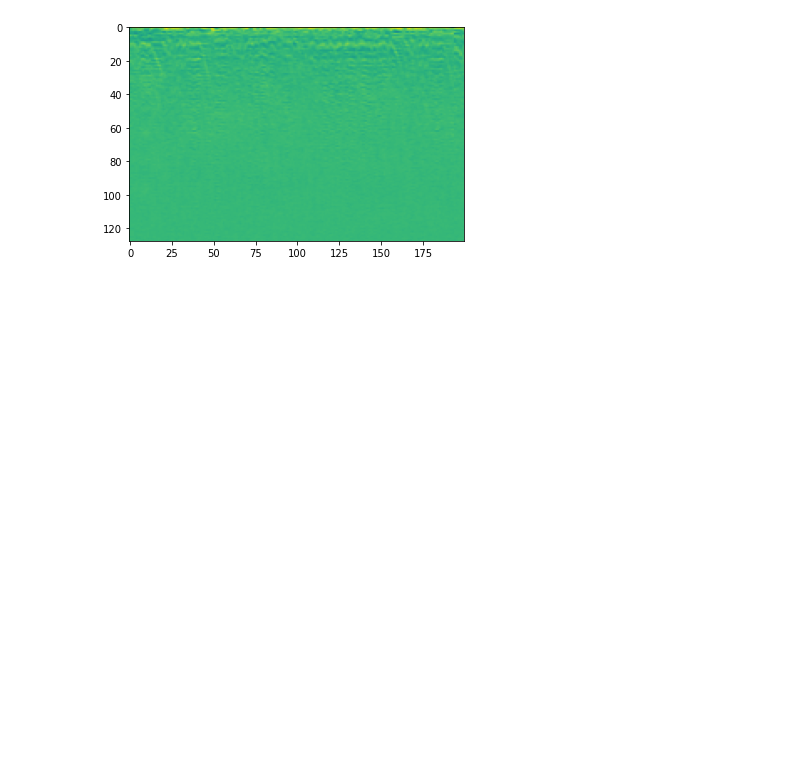
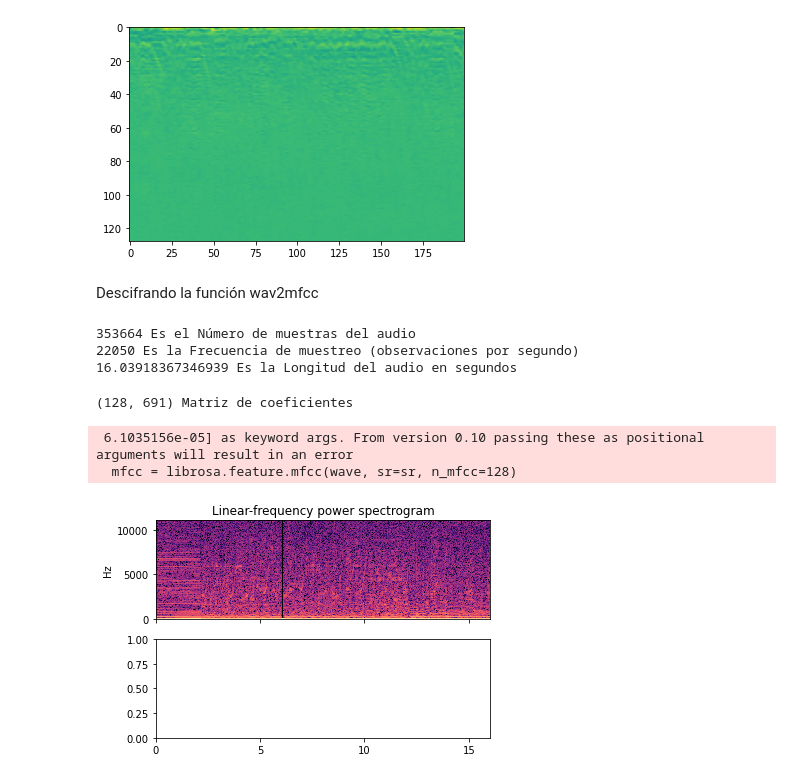
Before and after one commit to urieluard/audio, a Jupyter notebook: Audio.ipynb, the cells around one changed output. Saved outputs shown, nothing was run; the diff lists cells and outputs as text; code cells hidden in the pictures; blank space fills up the shorter version.

Commit message:
funcion wav2mfcc

```diff
--- a/Audio.ipynb
+++ b/Audio.ipynb
@@ -39,3 +39,5 @@ print(y_train[0])
 # %% [output]
 2.0
 [figure]
+# %% [markdown]
+Descifrando la función wav2mfcc
@@ -41,0 +60,29 @@ print(y_train[0])
+# %%
+wave, sr = librosa.load("./data/chedraui/210817043.wav", mono=True, sr=None)
+print(wave.shape[0], "Es el Número de muestras del audio")
+print(sr, "Es la Frecuencia de muestreo (observaciones por segundo)")
+print(wave.shape[0]/sr, "Es la Longitud del audio en segundos")
+# %% [output]
+353664 Es el Número de muestras del audio
+22050 Es la Frecuencia de muestreo (observaciones por segundo)
+16.03918367346939 Es la Longitud del audio en segundos
+# %%
+wave = np.asfortranarray(wave) # Solo toma las observaciones de cada 3 posiciones
+# De acuerdo con https://librosa.org/doc/main/generated/librosa.feature.mfcc.html
+# n_mfcc Número de coeficientes (MFCC) que se desean obtener de la señal
+mfcc = librosa.feature.mfcc(wave, sr=sr, n_mfcc=128)
+print(mfcc.shape, "Matriz de coeficientes")
+# %% [output]
+(128, 691) Matriz de coeficientes
+ 6.1035156e-05] as keyword args. From version 0.10 passing these as positional arguments will result in an error
+  mfcc = librosa.feature.mfcc(wave, sr=sr, n_mfcc=128)
+# %%
+import librosa.display
+ig, ax = plt.subplots(nrows=2, ncols=1, sharex=True)
+D = librosa.amplitude_to_db(np.abs(mfcc), ref=np.max)
+img = librosa.display.specshow(D, y_axis='linear', x_axis='time',
+                               sr=sr, ax=ax[0])
+ax[0].set(title='Linear-frequency power spectrogram')
+ax[0].label_outer()
+# %% [output]
+[figure, added]
```
Also changed, not shown: parts of 1 cell of this notebook.
